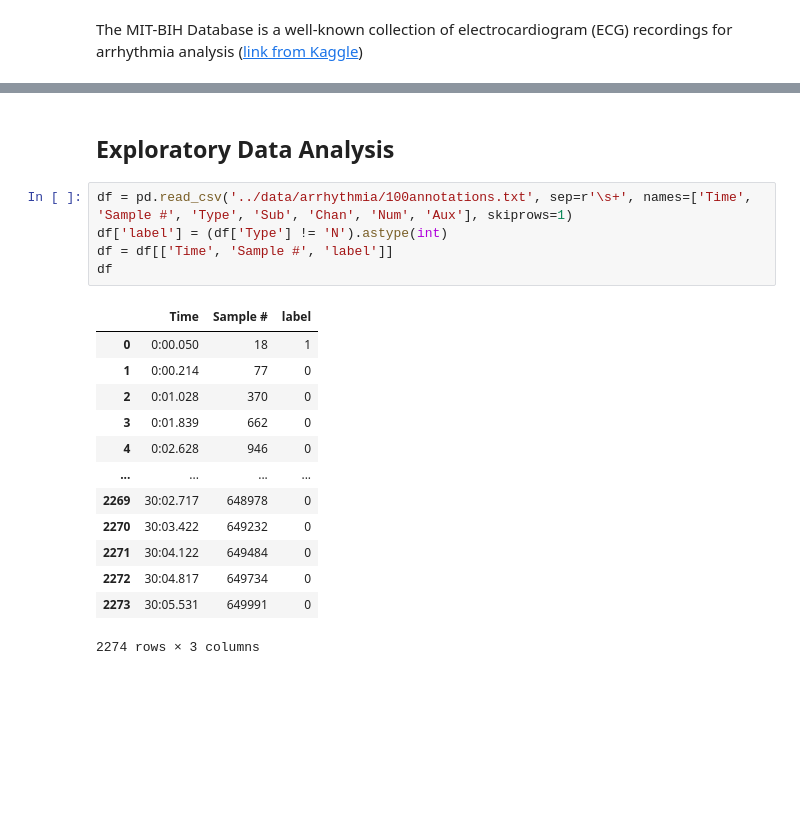
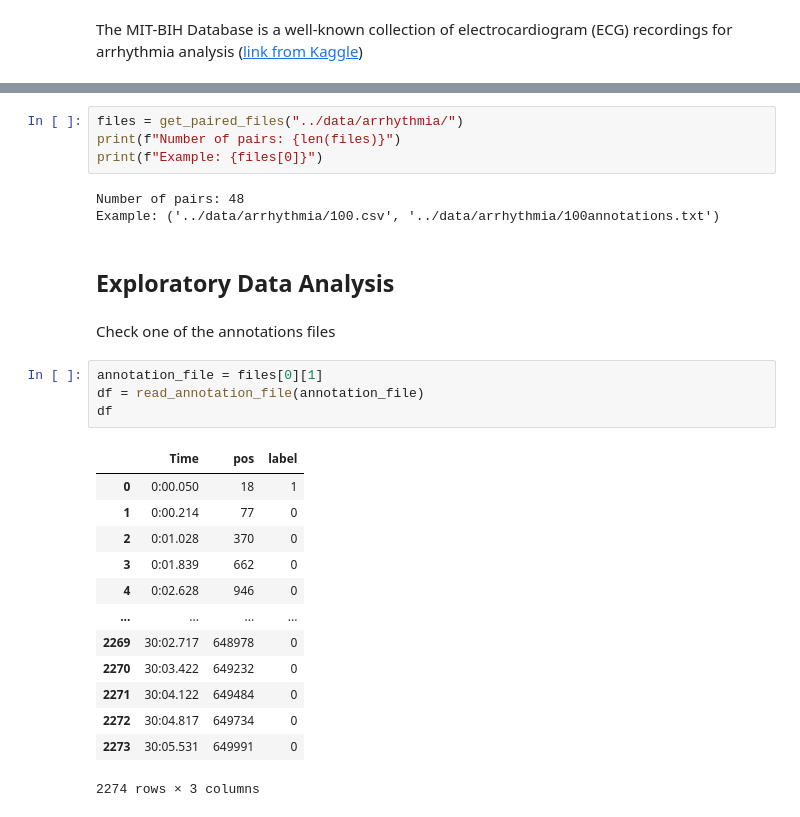
Before and after one commit to Saber-GRAF/ts-ssl-label-noise, a Jupyter notebook: notebooks/arrhythmia.ipynb, the cells around one changed output, grey strips where cells are left out. Drawn from its saved outputs; the diff is of its cells as text; blank space fills up the shorter version.

Commit message:
add arrhythmia notebook

```diff
--- a/notebooks/arrhythmia.ipynb
+++ b/notebooks/arrhythmia.ipynb
@@ -8,12 +24,20 @@ import pandas as pd
+# %%
+files = get_paired_files("../data/arrhythmia/")
+print(f"Number of pairs: {len(files)}")
+print(f"Example: {files[0]}")
+# %% [output]
+Number of pairs: 48
+Example: ('../data/arrhythmia/100.csv', '../data/arrhythmia/100annotations.txt')
 # %% [markdown]
 ## Exploratory Data Analysis
+# %% [markdown]
+Check one of the annotations files
 # %%
-df = pd.read_csv('../data/arrhythmia/100annotations.txt', sep=r'\s+', names=['Time', 'Sample #', 'Type', 'Sub', 'Chan', 'Num', 'Aux'], skiprows=1)
-df['label'] = (df['Type'] != 'N').astype(int)
-df = df[['Time', 'Sample #', 'label']]
+annotation_file = files[0][1]
+df = read_annotation_file(annotation_file)
 df
 # %% [output]
-|  | Time | Sample # | label |
+|  | Time | pos | label |
 | 0 | 0:00.050 | 18 | 1 |
 | 1 | 0:00.214 | 77 | 0 |
 | 2 | 0:01.028 | 370 | 0 |
```
Also changed, not shown: parts of 34 cells of this notebook, 12 other files.
